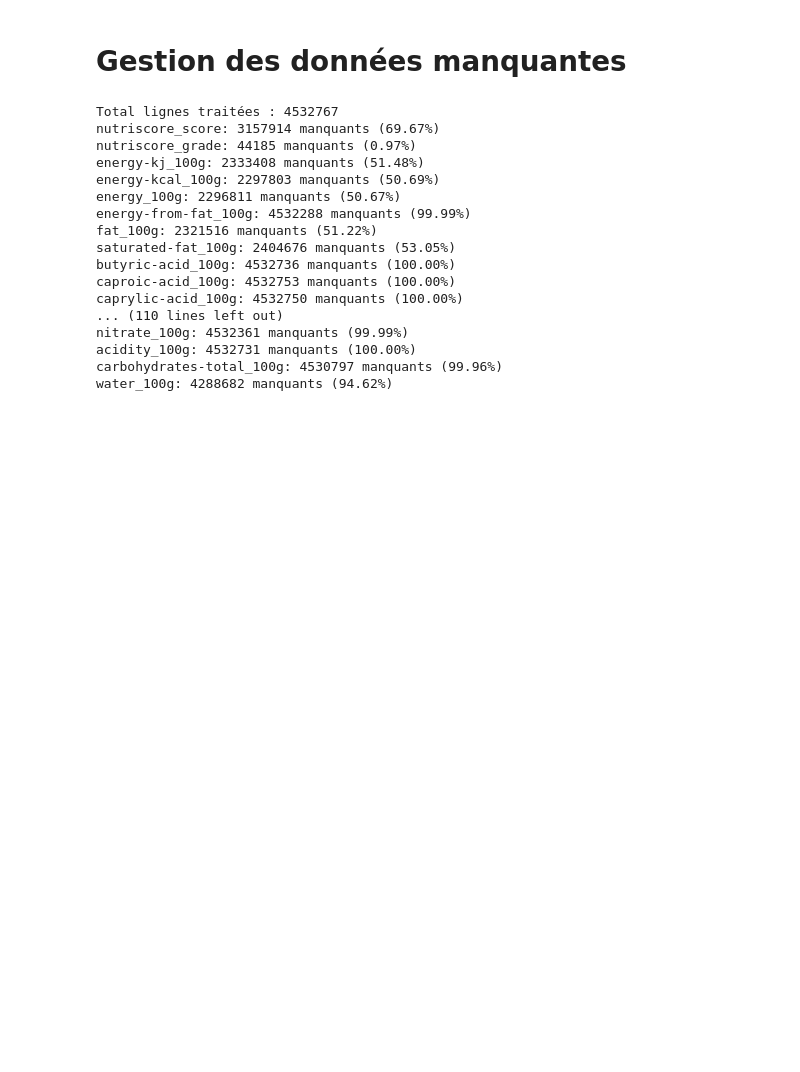
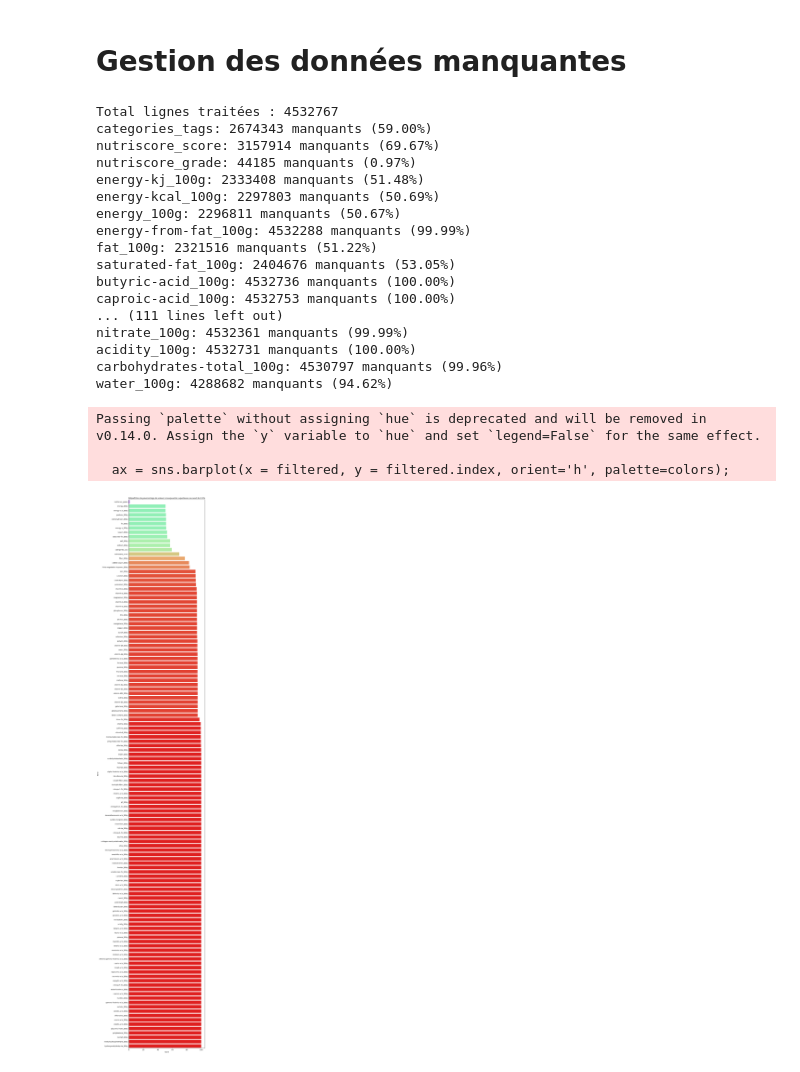
Before and after one commit to MaeGobi/FOOD_slay, a Jupyter notebook: template_teaching_project_ml_OFF/notebooks/data_visualisation.ipynb, the cells around one changed output. Drawn from its saved outputs; the diff is of its cells as text; code cells hidden in the pictures; blank space fills up the shorter version.

```diff
--- a/template_teaching_project_ml_OFF/notebooks/data_visualisation.ipynb
+++ b/template_teaching_project_ml_OFF/notebooks/data_visualisation.ipynb
@@ -93,7 +96,7 @@ path = r"C:\DATA\Projets\2026_07_DESU_Data_sicences\Projets\Devoir_Machine_learn
 
 
 colonnes_cibles = [
-'nutriscore_score',
+'categories_tags','nutriscore_score',
  'nutriscore_grade',
  'energy-kj_100g',
  'energy-kcal_100g',
@@ -243,6 +246,7 @@ for col, n in missing_counts.items():
     print(f"{col}: {n} manquants ({pct:.2f}%)")
 # %% [output]
 Total lignes traitées : 4532767
+categories_tags: 2674343 manquants (59.00%)
 nutriscore_score: 3157914 manquants (69.67%)
 nutriscore_grade: 44185 manquants (0.97%)
 energy-kj_100g: 2333408 manquants (51.48%)
@@ -253,10 +257,35 @@ fat_100g: 2321516 manquants (51.22%)
 saturated-fat_100g: 2404676 manquants (53.05%)
 butyric-acid_100g: 4532736 manquants (100.00%)
 caproic-acid_100g: 4532753 manquants (100.00%)
-caprylic-acid_100g: 4532750 manquants (100.00%)
-... (110 lines left out)
+... (111 lines left out)
 nitrate_100g: 4532361 manquants (99.99%)
 acidity_100g: 4532731 manquants (100.00%)
 carbohydrates-total_100g: 4530797 manquants (99.96%)
 water_100g: 4288682 manquants (94.62%)
+# %%
+# Générer graphique
+percent_missing = pd.Series({col: 100 * n / total_rows for col, n in missing_counts.items()})
+
+
+# --- Votre code, inchangé ---
+threshold_view = 0.5
+
+
+filtered = percent_missing[percent_missing.values > threshold_view].sort_values(ascending=True)
+
+# --- Normalisation des valeurs entre 0 et 1 ---
+norm = mcolors.Normalize(vmin=filtered.min(), vmax=filtered.max())
+colors = [cm.rainbow(norm(val)) for val in filtered.values]
+
+plt.figure(figsize=(10, max(6, 0.4 * len(filtered))))
+
+ax = sns.barplot(x = filtered, y = filtered.index, orient='h', palette=colors);
+ax.set_title(f"Répartition du pourcentage de valeurs manquantes supérieures au seuil de {threshold_view}%");
+plt.tight_layout()
+plt.show()
+# %% [output]
+Passing `palette` without assigning `hue` is deprecated and will be removed in v0.14.0. Assign the `y` variable to `hue` and set `legend=False` for the same effect.
+
+  ax = sns.barplot(x = filtered, y = filtered.index, orient='h', palette=colors);
+[figure, added]
 # %% [markdown]
```
Also changed, not shown: parts of 8 cells of this notebook.
